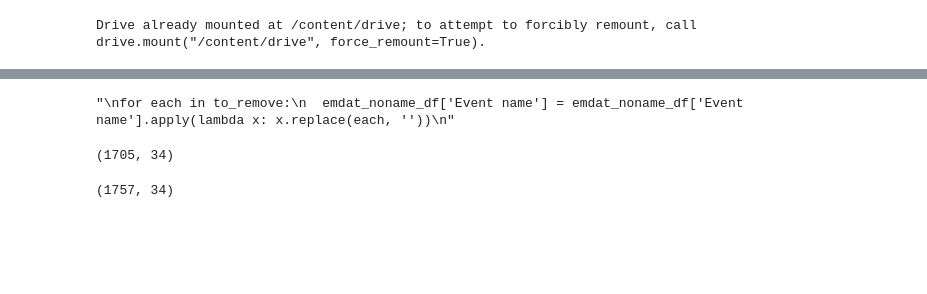
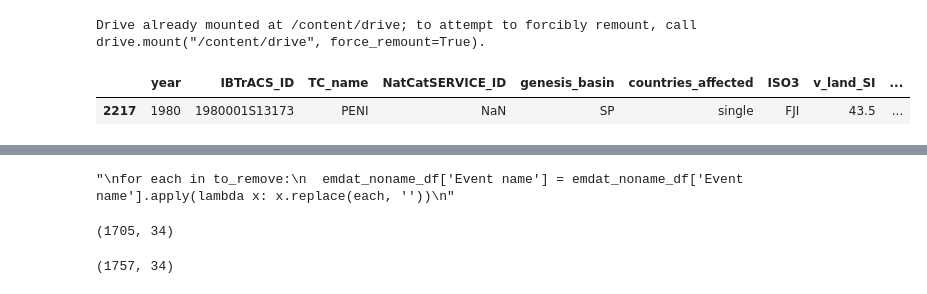
Before and after one commit to OmdenaAI/wfpdisrel, a Jupyter notebook: #task2-Data Wrangling/emdat_tcedat_merge.ipynb, the cells around one changed output, grey strips where cells are left out. Saved outputs shown, nothing was run; the diff lists cells and outputs as text; code cells hidden in the pictures; blank space fills up the shorter version.

```diff
--- a/#task2-Data Wrangling/emdat_tcedat_merge.ipynb
+++ b/#task2-Data Wrangling/emdat_tcedat_merge.ipynb
@@ -13,3 +13,8 @@ tcedf = tcedf[tcedf['year'] >= 1980]
 # %%
 emdatdf = pd.read_csv('/content/drive/My Drive/emdat_cleaned.csv')
 emdatdf = emdatdf[emdatdf['Year'] >= 1980 ]
+# %%
+tcedf.head(1)
+# %% [output]
+|  | year | IBTrACS_ID | TC_name | NatCatSERVICE_ID | genesis_basin | countries_affected | ISO3 | v_land_SI | ... |
+| 2217 | 1980 | 1980001S13173 | PENI | NaN | SP | single | FJI | 43.5 | ... |
```
Also changed, not shown: parts of 15 cells of this notebook.
